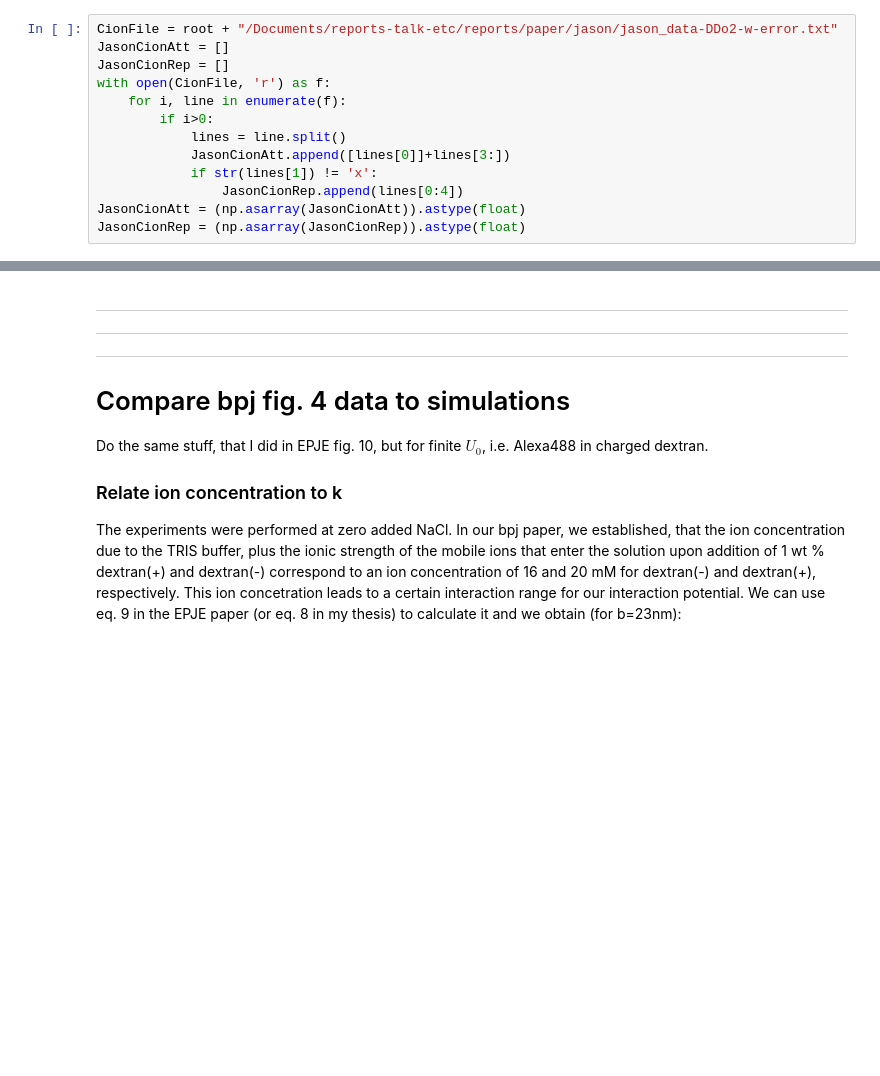
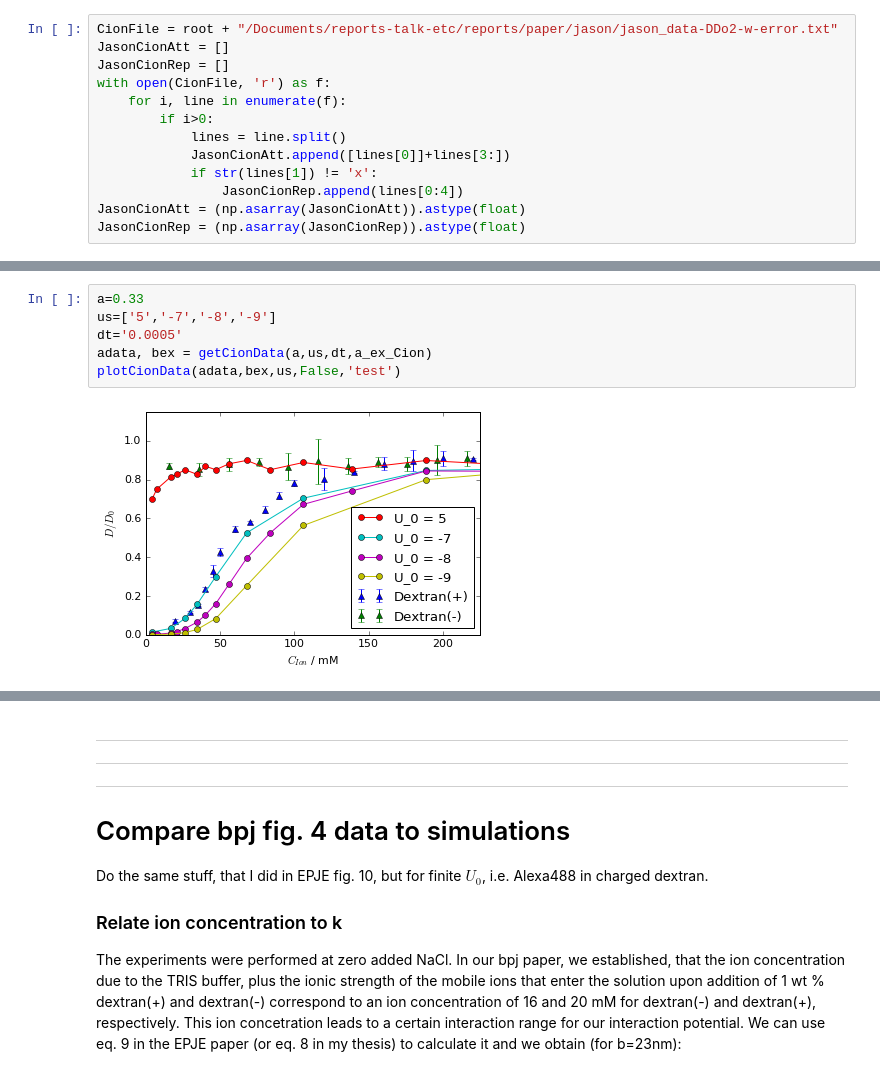
Before and after one commit to JohannHansing/iPythonNB, a Jupyter notebook: EPJE/Jason Data.ipynb, the cells around one changed output, grey strips where cells are left out. Saved outputs shown, nothing was run; the diff lists cells and outputs as text; blank space fills up the shorter version.

```diff
--- a/EPJE/Jason Data.ipynb
+++ b/EPJE/Jason Data.ipynb
@@ -103,0 +113,8 @@ def plotCionData(data,b_ex,uArr=[None,None]):
+# %%
+a=0.33
+us=['5','-7','-8','-9']
+dt='0.0005'
+adata, bex = getCionData(a,us,dt,a_ex_Cion)
+plotCionData(adata,bex,us,False,'test')
+# %% [output]
+[figure, added]
```
Also changed, not shown: parts of 25 cells of this notebook, 1 other file.
